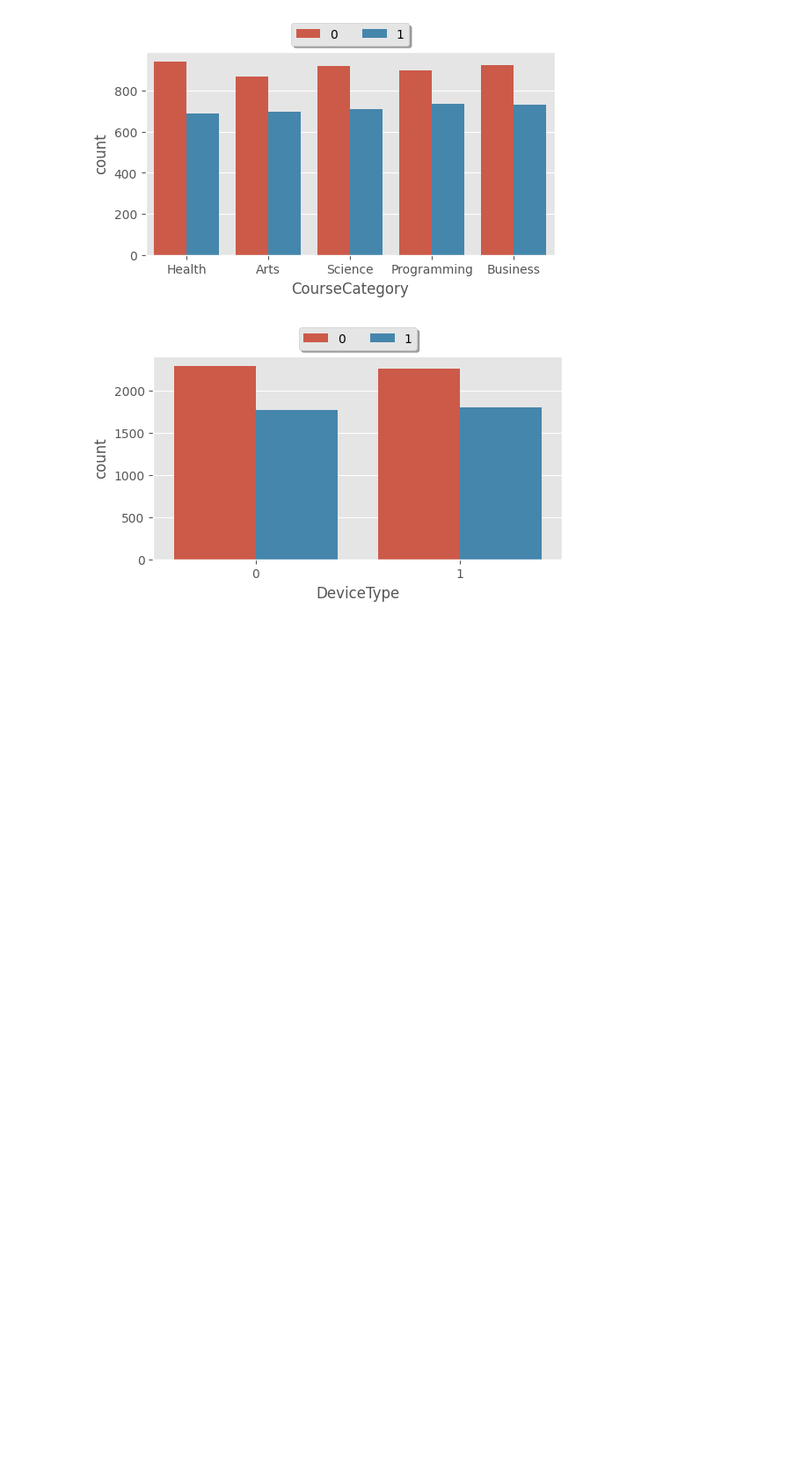
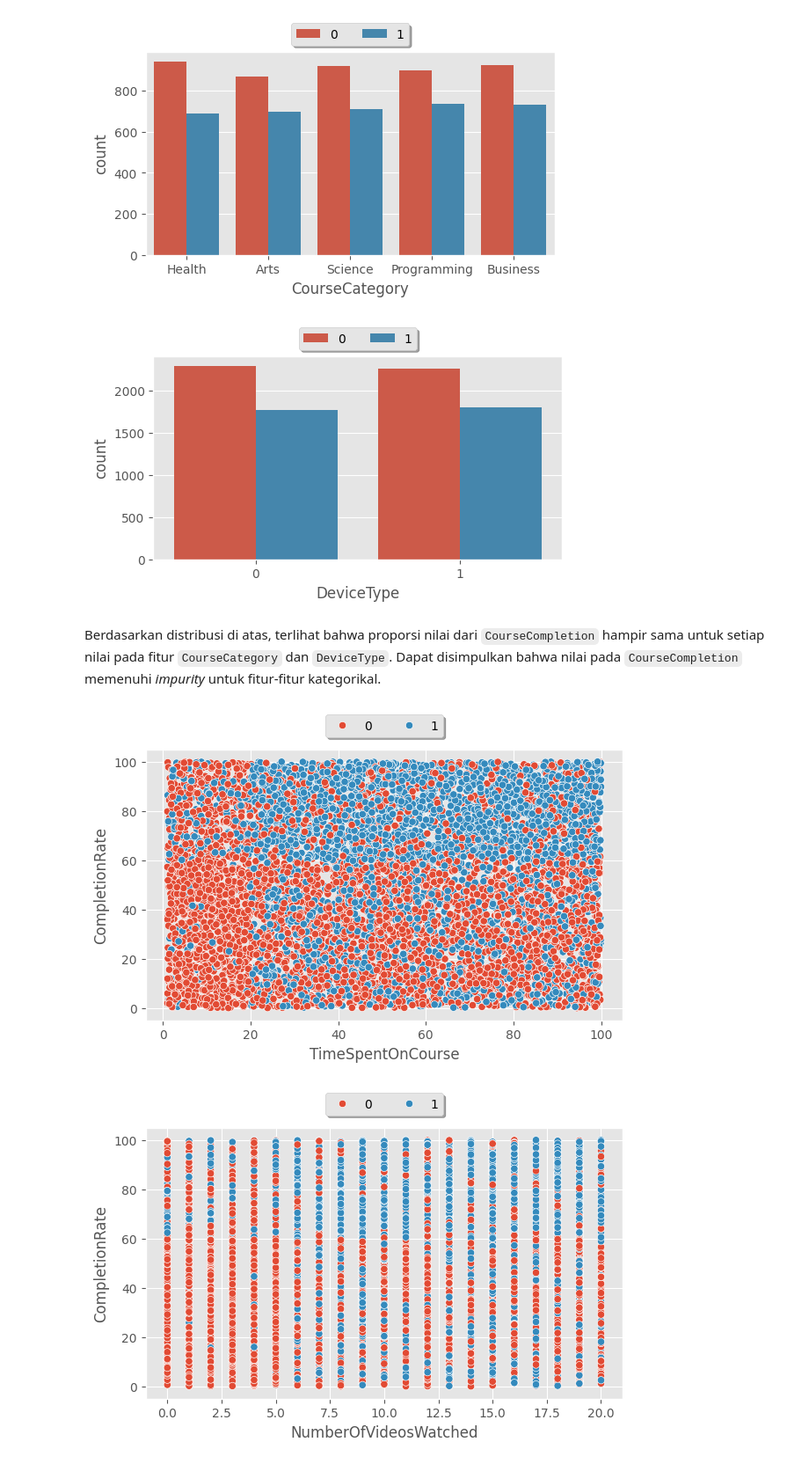
Before and after one commit to muhfadhil/Course-Completion-Prediction, a Jupyter notebook: notebook/course_completion.ipynb, the cells around one changed output. Shown at 88% size. Drawn from its saved outputs; the diff is of its cells as text; code cells hidden in the pictures; blank space fills up the shorter version.

```diff
--- a/notebook/course_completion.ipynb
+++ b/notebook/course_completion.ipynb
@@ -248,3 +248,25 @@ for col in ["CourseCategory", "DeviceType"]:
 # %% [output]
 [figure]
 [figure]
+# %% [markdown]
+Berdasarkan distribusi di atas, terlihat bahwa proporsi nilai dari `CourseCompletion` hampir sama untuk setiap nilai pada fitur `CourseCategory` dan `DeviceType`. Dapat disimpulkan bahwa nilai pada `CourseCompletion` memenuhi *impurity* untuk fitur-fitur kategorikal.
+# %%
+# Relation of 2 numeric column
+# numeric columns and CompletionRate column
+for col in num_cols:
+    if col == "CompletionRate":
+        continue
+
+    fig, ax = plt.subplots(figsize=(7, 4))
+    sns.scatterplot(data=df, x=col, y="CompletionRate", hue="CourseCompletion")
+    plt.legend(
+        loc="upper center",
+        ncol=2,
+        bbox_to_anchor=[0.5, 1.15],
+        fancybox=True,
+        shadow=True,
+    )
+    plt.show()
+# %% [output]
+[figure, added]
+[figure, added]
```
Also changed, not shown: parts of 26 cells of this notebook.
